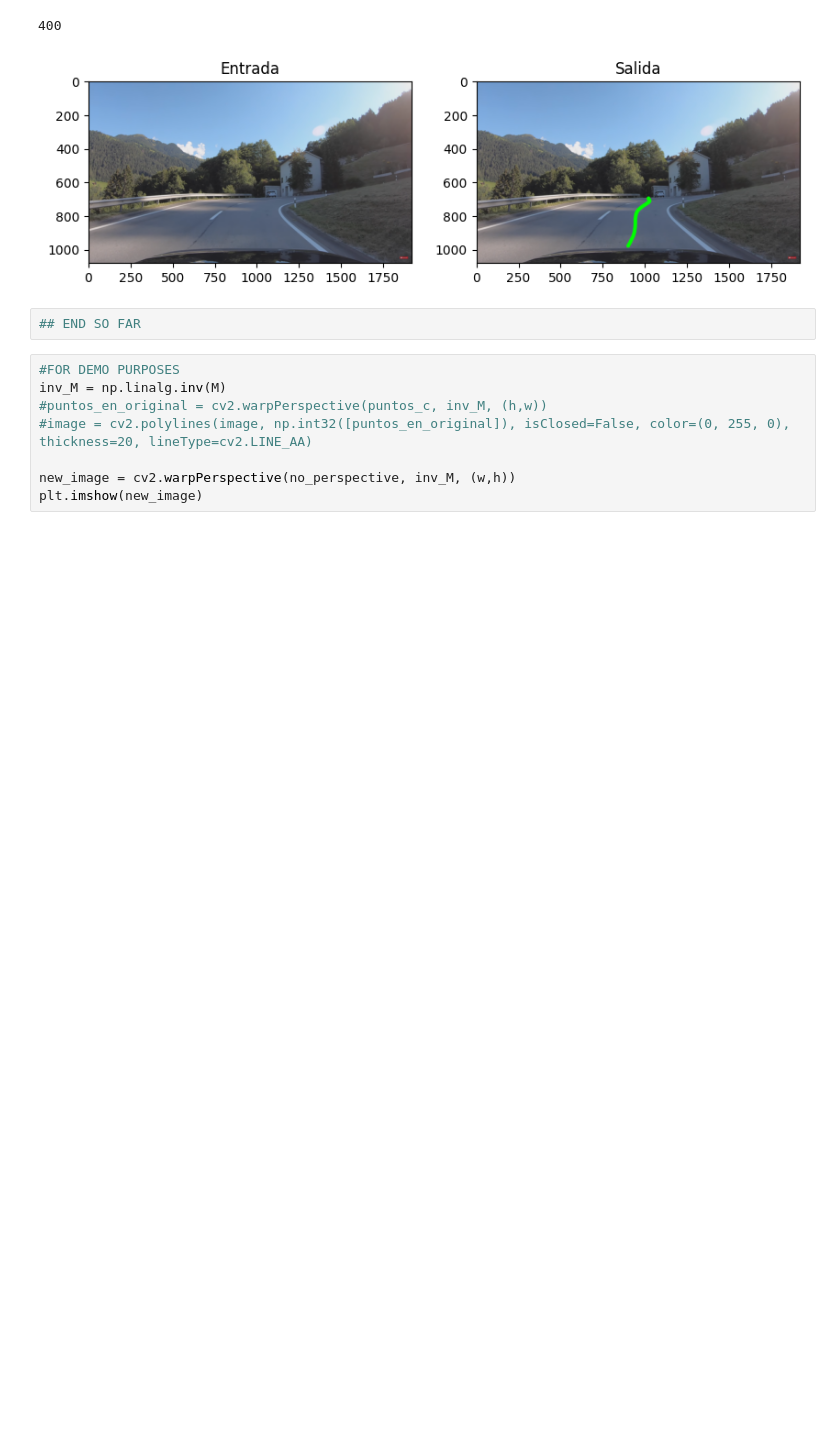
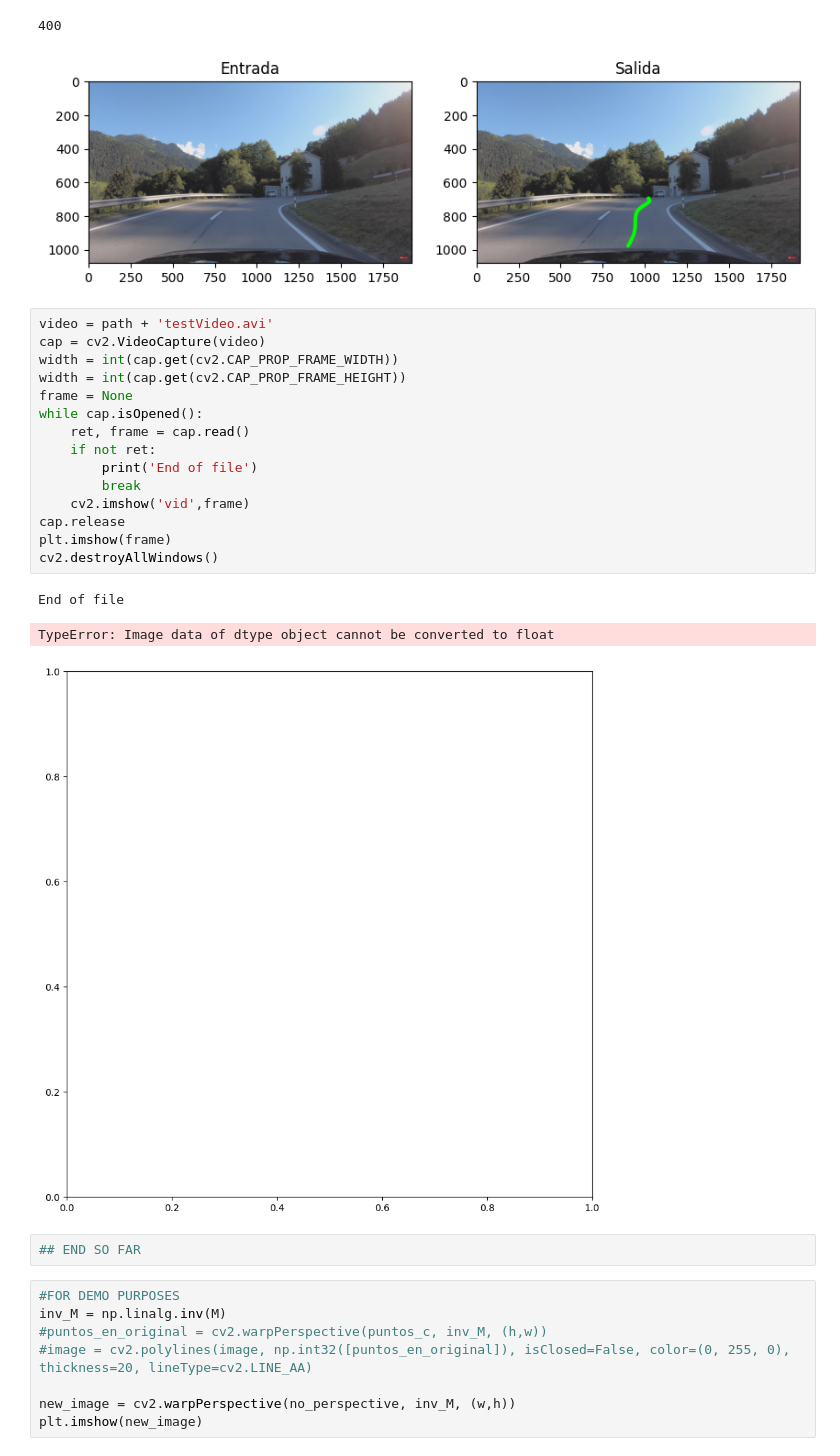
Before and after one commit to luciagm639/AutoDriving, a Jupyter notebook: autoDriving.ipynb, the cells around one changed output. Saved outputs shown, nothing was run; the diff lists cells and outputs as text; blank space fills up the shorter version.

Commit message:
video added

```diff
--- a/autoDriving.ipynb
+++ b/autoDriving.ipynb
@@ -263,6 +263,25 @@ plt.show()
 # %% [output]
 400
 [figure]
+# %%
+video = path + 'testVideo.avi'
+cap = cv2.VideoCapture(video)
+width = int(cap.get(cv2.CAP_PROP_FRAME_WIDTH))
+width = int(cap.get(cv2.CAP_PROP_FRAME_HEIGHT))
+frame = None
+while cap.isOpened():
+    ret, frame = cap.read()
+    if not ret:
+        print('End of file')
+        break
+    cv2.imshow('vid',frame)
+cap.release
+plt.imshow(frame)
+cv2.destroyAllWindows()
+# %% [output]
+End of file
+TypeError: Image data of dtype object cannot be converted to float
+[figure, added]
 # %%
 ## END SO FAR
 # %%
```
Also changed, not shown: 1 other file.
